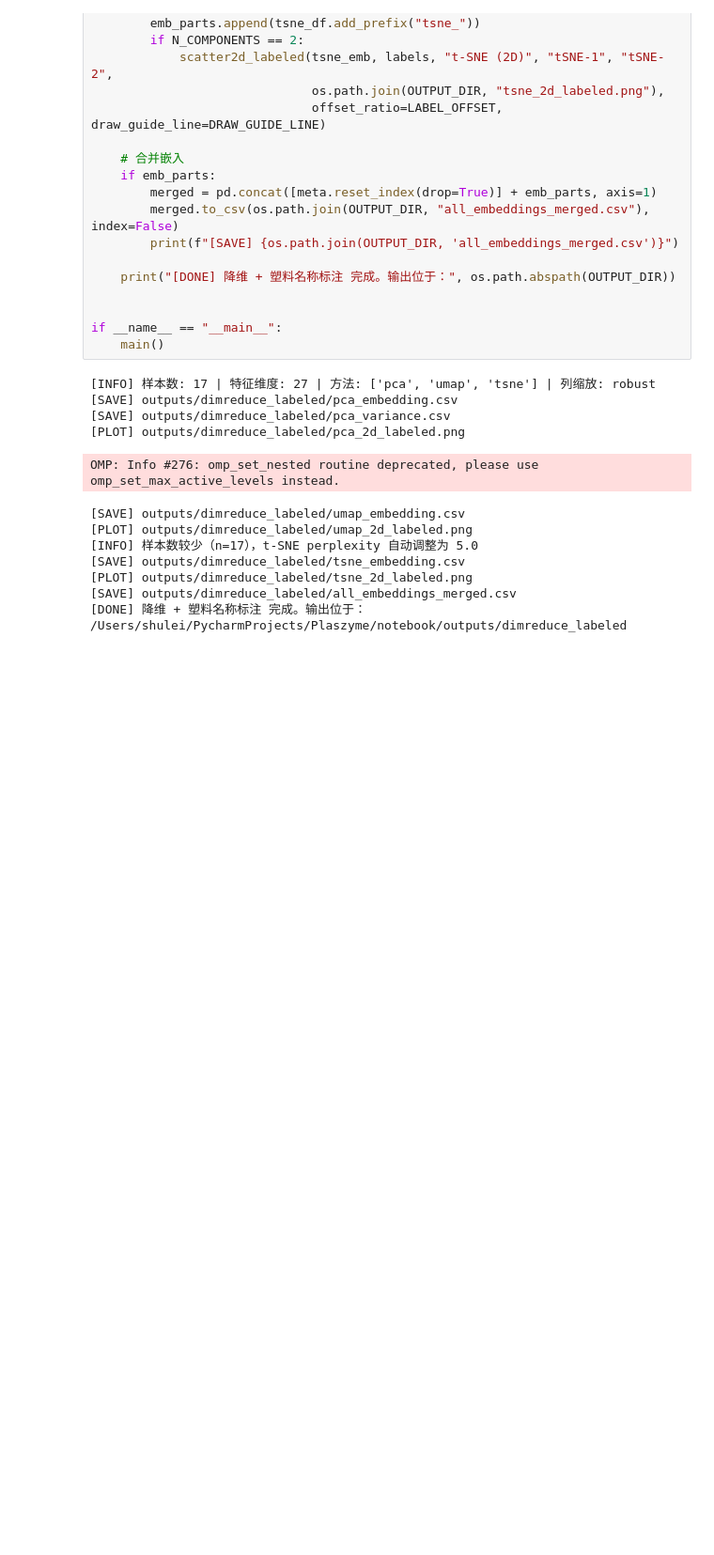
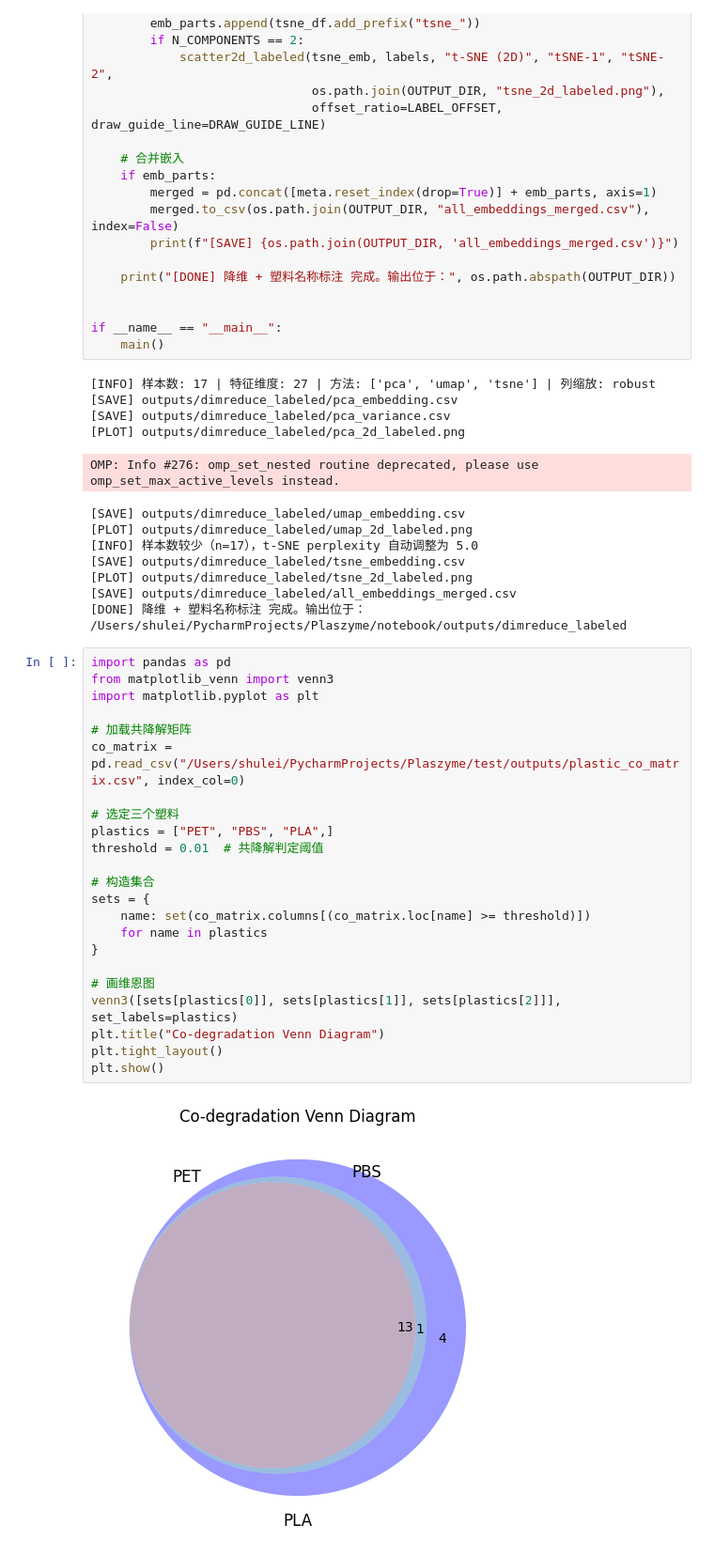
Before and after one commit to jjjoy-x/Plaszyme, a Jupyter notebook: notebook/plastic_dimreduce.ipynb, the cells around one changed output. Shown at 94% size. Drawn from its saved outputs; the diff is of its cells as text; blank space fills up the shorter version.

Commit message:
feat(notebook): draw venn and upset graph of palstic_co_matrix

```diff
--- a/notebook/plastic_dimreduce.ipynb
+++ b/notebook/plastic_dimreduce.ipynb
@@ -377,3 +377,28 @@ OMP: Info #276: omp_set_nested routine deprecated, please use omp_set_max_active
 [PLOT] outputs/dimreduce_labeled/tsne_2d_labeled.png
 [SAVE] outputs/dimreduce_labeled/all_embeddings_merged.csv
 [DONE] 降维 + 塑料名称标注 完成。输出位于： /Users/shulei/PycharmProjects/Plaszyme/notebook/outputs/dimreduce_labeled
+# %%
+import pandas as pd
+from matplotlib_venn import venn3
+import matplotlib.pyplot as plt
+
+# 加载共降解矩阵
+co_matrix = pd.read_csv("/Users/shulei/PycharmProjects/Plaszyme/test/outputs/plastic_co_matrix.csv", index_col=0)
+
+# 选定三个塑料
+plastics = ["PET", "PBS", "PLA",]
+threshold = 0.01  # 共降解判定阈值
+
+# 构造集合
+sets = {
+    name: set(co_matrix.columns[(co_matrix.loc[name] >= threshold)])
+    for name in plastics
+}
+
+# 画维恩图
+venn3([sets[plastics[0]], sets[plastics[1]], sets[plastics[2]]], set_labels=plastics)
+plt.title("Co-degradation Venn Diagram")
+plt.tight_layout()
+plt.show()
+# %% [output]
+[figure, added]
```
Also changed, not shown: parts of 1 cell of this notebook, 1 other file.
